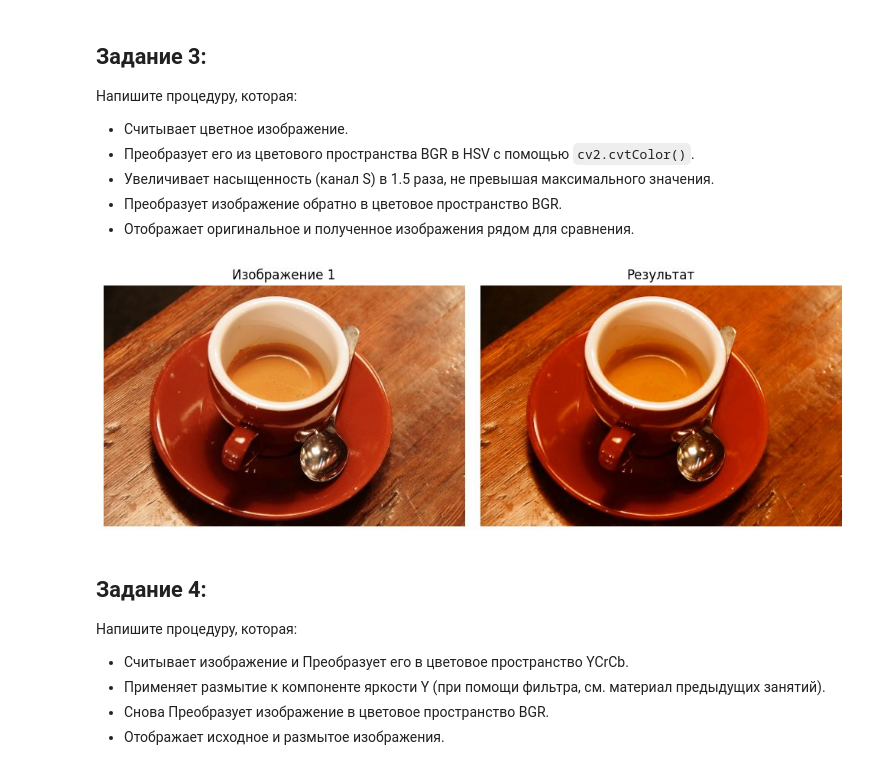
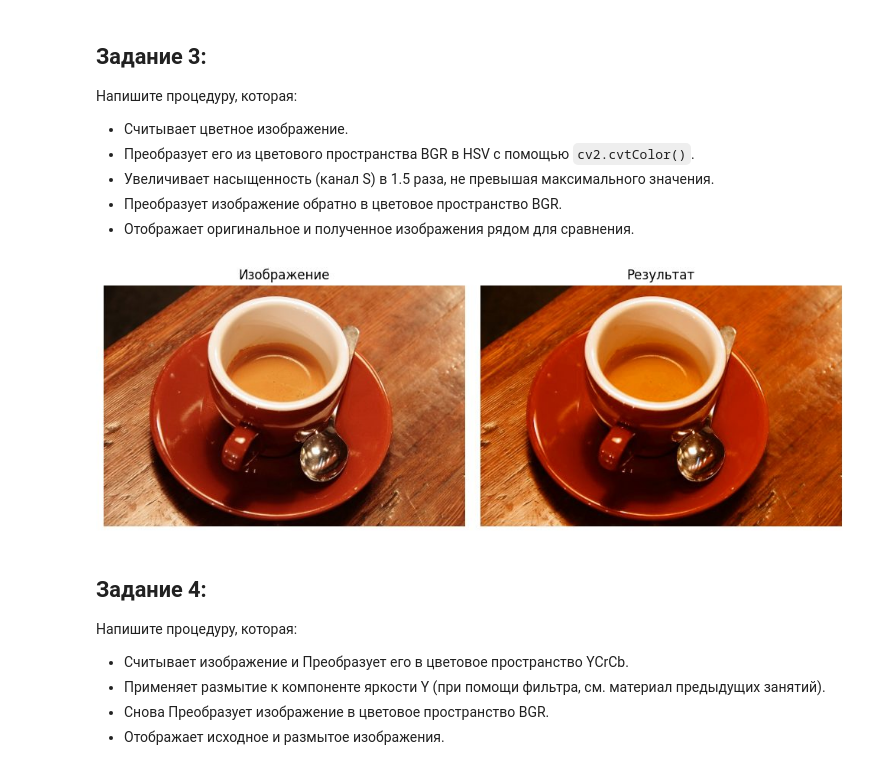
Before and after one commit to German121/image_processing, a Jupyter notebook: Задание 1/1A.ipynb, the cells around one changed output. Cells and saved outputs as stored; diff of their text form; code cells hidden in the pictures.

```diff
--- a/Задание 1/1A.ipynb
+++ b/Задание 1/1A.ipynb
@@ -29,7 +29,7 @@ cv2.imwrite(str(files / 'gray.png'), gray)
 fig, axes = plt.subplots(1, 2, figsize=(10, 3.5))
 axes[0].imshow(cv2.cvtColor(image1, cv2.COLOR_BGR2RGB))
 axes[1].imshow(gray, cmap='gray', vmin=0, vmax=255)
-for ax, title in zip(axes, ['Изображение 1', 'Результат']):
+for ax, title in zip(axes, ['Изображение', 'Результат']):
     ax.set_title(title)
     ax.axis('off')
 fig.tight_layout()
@@ -57,7 +57,7 @@ result = cv2.merge((b, g, r, 255 - alpha))
 cv2.imwrite(str(files / 'alpha_result.png'), result)
 
 fig, axes = plt.subplots(1, 2, figsize=(10, 3.5), squeeze=False)
-for ax, (title, image) in zip(axes.flat, [('Изображение 1', image),
+for ax, (title, image) in zip(axes.flat, [('Изображение', image),
         ('Результат', result)]):
     ax.imshow(cv2.cvtColor(image, cv2.COLOR_BGRA2RGBA))
     ax.set_title(title)
@@ -83,22 +83,22 @@ plt.close(fig)
 # %%
 image = cv2.imread(str(files / 'image1.jpg'), cv2.IMREAD_COLOR)
 h, s, v = cv2.split(cv2.cvtColor(image, cv2.COLOR_BGR2HSV))
 s = np.clip(s.astype(np.float32) * 1.5, 0, 255).astype(np.uint8)
 result = cv2.cvtColor(cv2.merge((h, s, v)), cv2.COLOR_HSV2BGR)
 
 fig, axes = plt.subplots(1, 2, figsize=(10, 3.5), squeeze=False)
-for ax, (title, image) in zip(axes.flat, [('Изображение 1', image),
+for ax, (title, image) in zip(axes.flat, [('Изображение', image),
         ('Результат', result)]):
     ax.imshow(cv2.cvtColor(image, cv2.COLOR_BGR2RGB))
     ax.set_title(title)
     ax.axis('off')
 for ax in list(axes.flat)[2:]:
     ax.axis('off')
 fig.tight_layout()
 plt.show()
 plt.close(fig)
 # %% [output]
-[figure, old version]
+[figure, new version]
 # %% [markdown]
 ## Задание 4:
 Напишите процедуру, которая:
```
Also changed, not shown: parts of 9 cells of this notebook, 1 other file.
